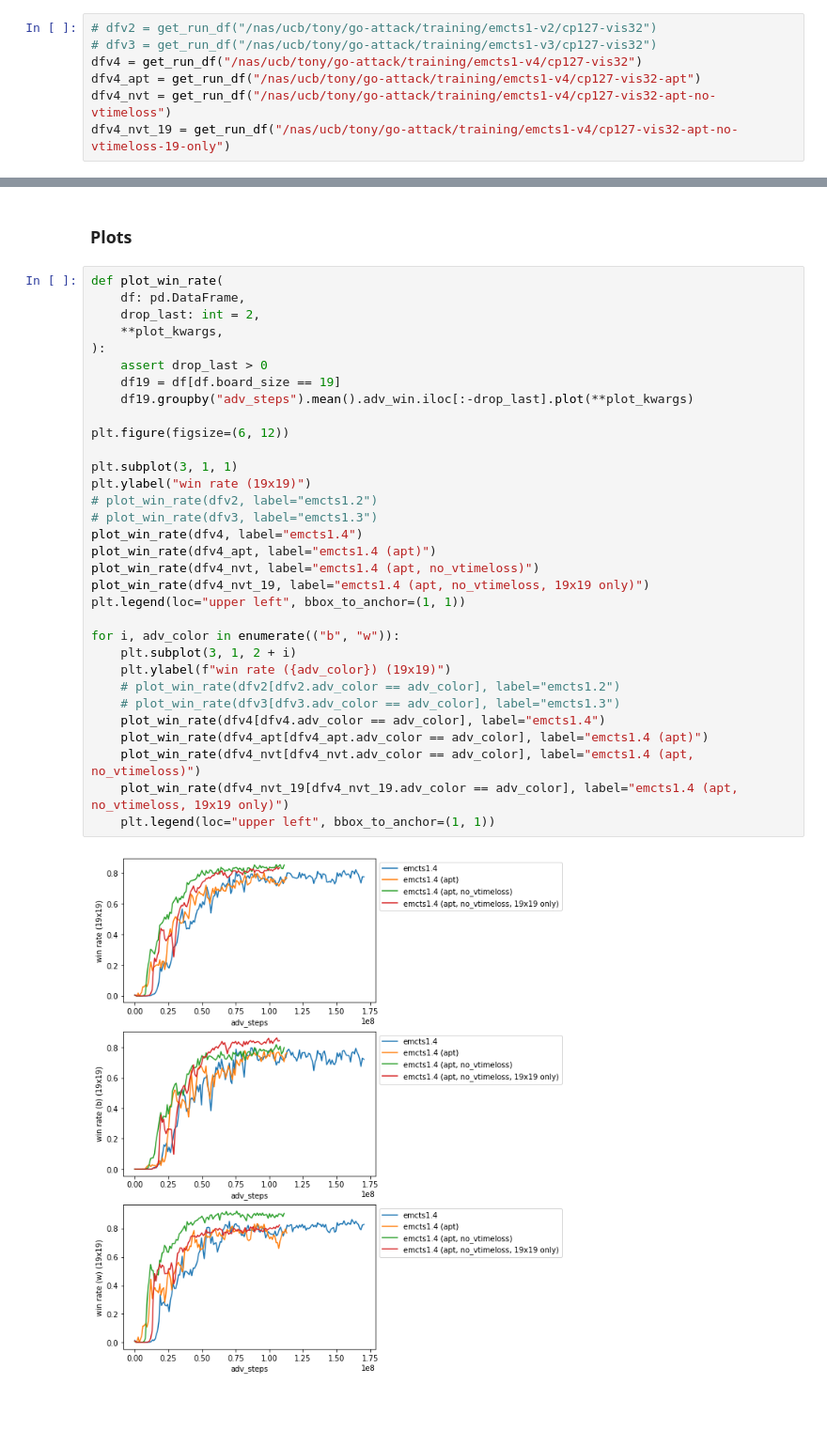
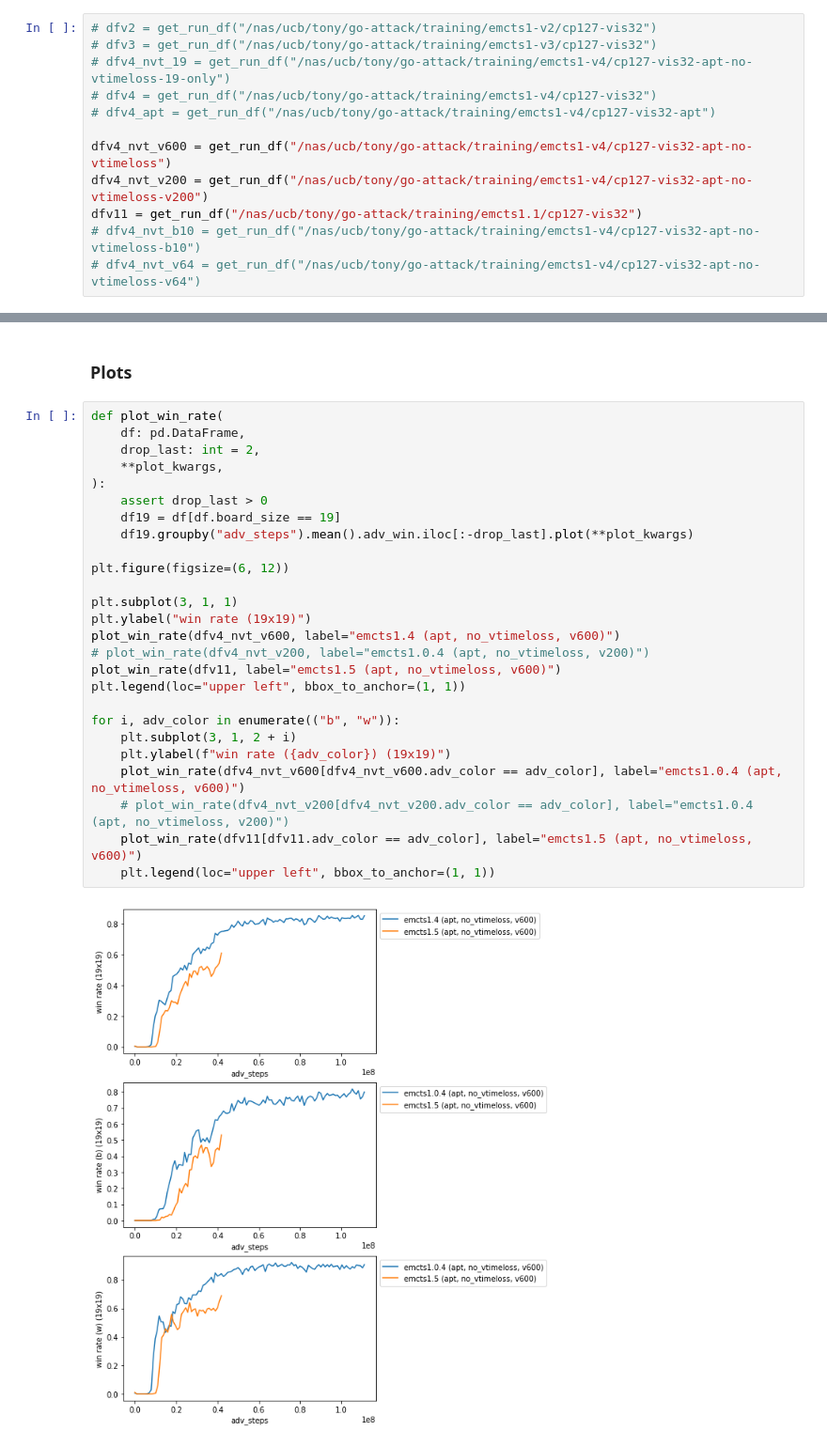
Before and after one commit to AlignmentResearch/go_attack, a Jupyter notebook: notebooks/run-compare.ipynb, the cells around one changed output, grey strips where cells are left out. Shown at 94% size. Cells and saved outputs as stored; diff of their text form; blank space fills up the shorter version.

```diff
--- a/notebooks/run-compare.ipynb
+++ b/notebooks/run-compare.ipynb
@@ -38,10 +37,15 @@ def get_run_df(data_dir: str) -> pd.DataFrame:
 # %%
 # dfv2 = get_run_df("/nas/ucb/tony/go-attack/training/emcts1-v2/cp127-vis32")
 # dfv3 = get_run_df("/nas/ucb/tony/go-attack/training/emcts1-v3/cp127-vis32")
-dfv4 = get_run_df("/nas/ucb/tony/go-attack/training/emcts1-v4/cp127-vis32")
-dfv4_apt = get_run_df("/nas/ucb/tony/go-attack/training/emcts1-v4/cp127-vis32-apt")
-dfv4_nvt = get_run_df("/nas/ucb/tony/go-attack/training/emcts1-v4/cp127-vis32-apt-no-vtimeloss")
-dfv4_nvt_19 = get_run_df("/nas/ucb/tony/go-attack/training/emcts1-v4/cp127-vis32-apt-no-vtimeloss-19-only")
+# dfv4_nvt_19 = get_run_df("/nas/ucb/tony/go-attack/training/emcts1-v4/cp127-vis32-apt-no-vtimeloss-19-only")
+# dfv4 = get_run_df("/nas/ucb/tony/go-attack/training/emcts1-v4/cp127-vis32")
+# dfv4_apt = get_run_df("/nas/ucb/tony/go-attack/training/emcts1-v4/cp127-vis32-apt")
+
+dfv4_nvt_v600 = get_run_df("/nas/ucb/tony/go-attack/training/emcts1-v4/cp127-vis32-apt-no-vtimeloss")
+dfv4_nvt_v200 = get_run_df("/nas/ucb/tony/go-attack/training/emcts1-v4/cp127-vis32-apt-no-vtimeloss-v200")
+dfv11 = get_run_df("/nas/ucb/tony/go-attack/training/emcts1.1/cp127-vis32")
+# dfv4_nvt_b10 = get_run_df("/nas/ucb/tony/go-attack/training/emcts1-v4/cp127-vis32-apt-no-vtimeloss-b10")
+# dfv4_nvt_v64 = get_run_df("/nas/ucb/tony/go-attack/training/emcts1-v4/cp127-vis32-apt-no-vtimeloss-v64")
 # %% [output]
 gtypes: ['normal']
 Number of cleanup games: 0
@@ -68,34 +70,28 @@ max(init_turn_num)       : 0
 # %%
 def plot_win_rate(
     df: pd.DataFrame,
     drop_last: int = 2,
     **plot_kwargs,
 ):
     assert drop_last > 0
     df19 = df[df.board_size == 19]
     df19.groupby("adv_steps").mean().adv_win.iloc[:-drop_last].plot(**plot_kwargs)
 
 plt.figure(figsize=(6, 12))
 
 plt.subplot(3, 1, 1)
 plt.ylabel("win rate (19x19)")
-# plot_win_rate(dfv2, label="emcts1.2")
-# plot_win_rate(dfv3, label="emcts1.3")
-plot_win_rate(dfv4, label="emcts1.4")
-plot_win_rate(dfv4_apt, label="emcts1.4 (apt)")
-plot_win_rate(dfv4_nvt, label="emcts1.4 (apt, no_vtimeloss)")
-plot_win_rate(dfv4_nvt_19, label="emcts1.4 (apt, no_vtimeloss, 19x19 only)")
+plot_win_rate(dfv4_nvt_v600, label="emcts1.4 (apt, no_vtimeloss, v600)")
+# plot_win_rate(dfv4_nvt_v200, label="emcts1.0.4 (apt, no_vtimeloss, v200)")
+plot_win_rate(dfv11, label="emcts1.5 (apt, no_vtimeloss, v600)")
 plt.legend(loc="upper left", bbox_to_anchor=(1, 1))
 
 for i, adv_color in enumerate(("b", "w")):
     plt.subplot(3, 1, 2 + i)
     plt.ylabel(f"win rate ({adv_color}) (19x19)")
-    # plot_win_rate(dfv2[dfv2.adv_color == adv_color], label="emcts1.2")
-    # plot_win_rate(dfv3[dfv3.adv_color == adv_color], label="emcts1.3")
-    plot_win_rate(dfv4[dfv4.adv_color == adv_color], label="emcts1.4")
-    plot_win_rate(dfv4_apt[dfv4_apt.adv_color == adv_color], label="emcts1.4 (apt)")
-    plot_win_rate(dfv4_nvt[dfv4_nvt.adv_color == adv_color], label="emcts1.4 (apt, no_vtimeloss)")
-    plot_win_rate(dfv4_nvt_19[dfv4_nvt_19.adv_color == adv_color], label="emcts1.4 (apt, no_vtimeloss, 19x19 only)")
+    plot_win_rate(dfv4_nvt_v600[dfv4_nvt_v600.adv_color == adv_color], label="emcts1.0.4 (apt, no_vtimeloss, v600)")
+    # plot_win_rate(dfv4_nvt_v200[dfv4_nvt_v200.adv_color == adv_color], label="emcts1.0.4 (apt, no_vtimeloss, v200)")
+    plot_win_rate(dfv11[dfv11.adv_color == adv_color], label="emcts1.5 (apt, no_vtimeloss, v600)")
     plt.legend(loc="upper left", bbox_to_anchor=(1, 1))
 # %% [output]
-[figure, old version]
+[figure, new version]
```
Also changed, not shown: parts of 3 cells of this notebook, 14 other files.
